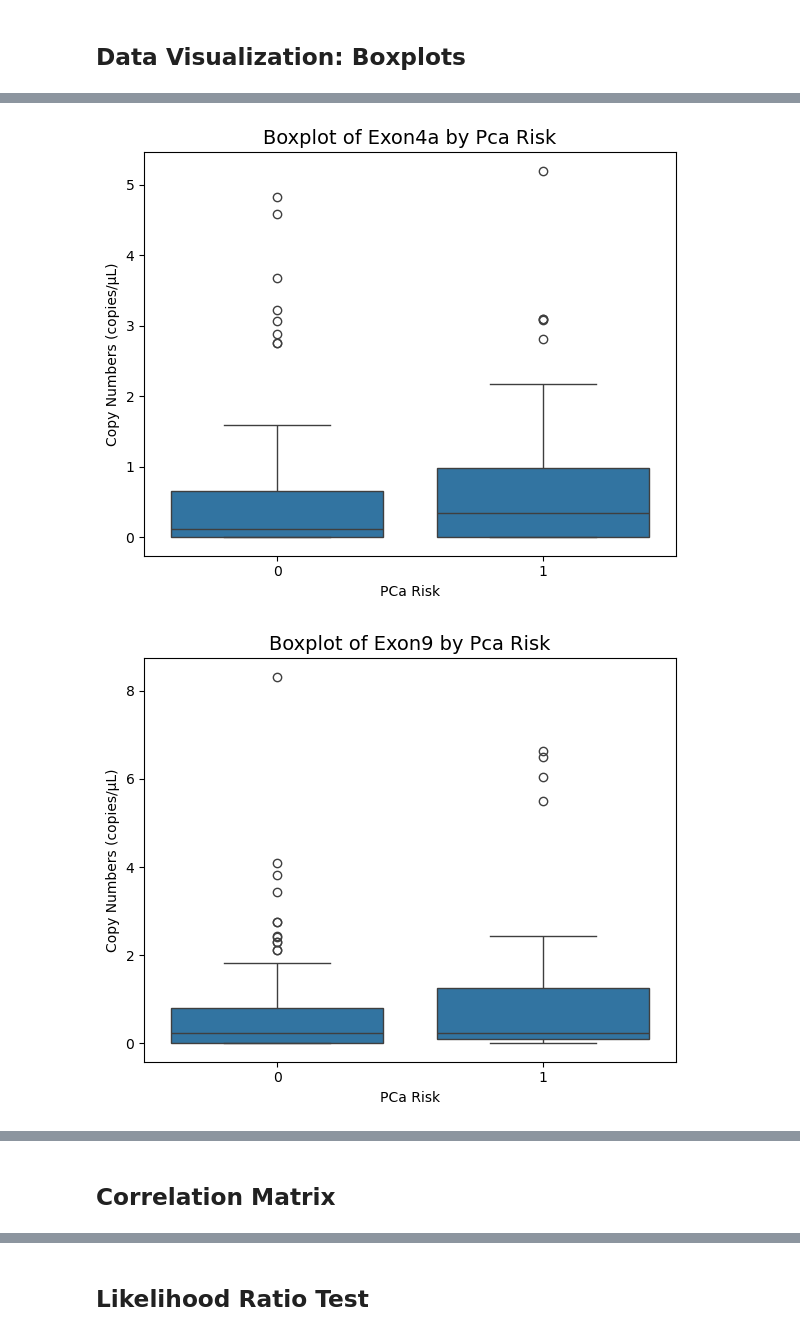
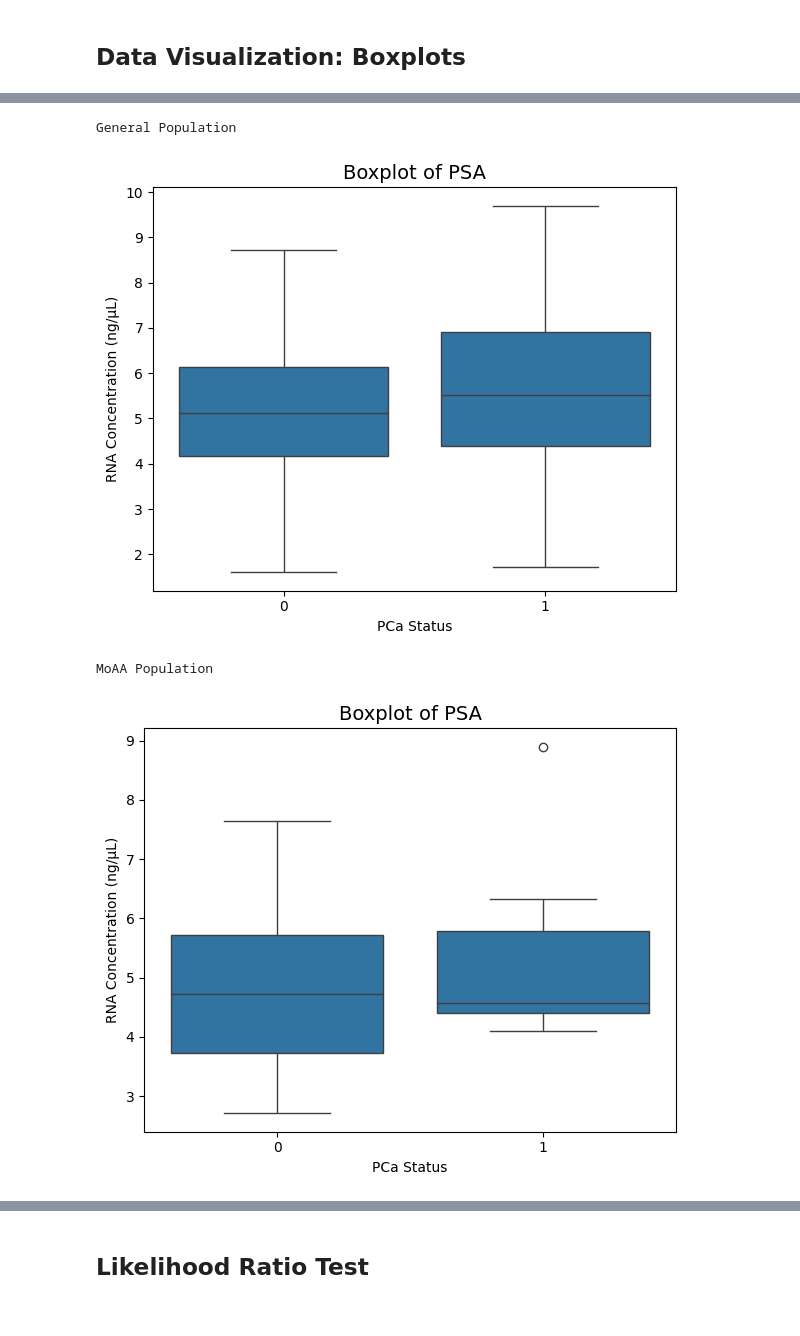
Before and after one commit to Tinovimba-Hove/Prostate-Cancer-Prediction-MachineLearning, a Jupyter notebook: PCA Analysis.ipynb, the cells around one changed output, grey strips where cells are left out. Saved outputs shown, nothing was run; the diff lists cells and outputs as text; code cells hidden in the pictures.

```diff
--- a/PCA Analysis.ipynb
+++ b/PCA Analysis.ipynb
@@ -45,0 +1002,12 @@ data = data.dropna(subset=['Exon9', 'Exon4a', 'baselinePSA'])
+# %%
+# Convert Statuscode to categorical
+dataMoAA['Statuscode'] = dataMoAA['Statuscode'].astype('category')
+
+# Convert Statuscode to numeric
+dataMoAA['Statuscode'] = pd.to_numeric(dataMoAA['Statuscode'], errors='coerce')
+
+# Check for NaN values
+print(dataMoAA['Statuscode'].isnull().sum())  # Handle NaNs if any
+
+# Drop NaN rows if necessary
+dataMoAA = dataMoAA.dropna(subset=['Statuscode'])
@@ -125,24 +1081,28 @@ for feature in features:
 # %%
-
-# Define the features
-features = ['Exon4a', 'Exon9', 'Exon4b', 'baselinePSA']
-
-
-# Create separate plots for each feature
-for feature in features:
+# Function to create a boxplot for baselinePSA
+def plot_baselinePSA_boxplot(dataset):
     plt.figure(figsize=(6, 5))
 
-    # Plot boxplot for the current feature
-    sns.boxplot(x='GleasonRiskBinary', y=feature, data=data)
+    # Plot boxplot for baselinePSA
+    sns.boxplot(x='Statuscode', y='PSA', data=dataset)
 
     # Customize the title and axis labels
-    plt.title(f"Boxplot of {feature} by Pca Risk", fontsize=14)
-    plt.xlabel("PCa Risk")
-    plt.ylabel("Copy Numbers (copies/µL)")
+    plt.title("Boxplot of PSA", fontsize=14)
+    plt.xlabel("PCa Status")
+    plt.ylabel('RNA Concentration (ng/µL)')
 
     # Display the plot
     plt.tight_layout()
     plt.show()
+
+# Plot for both datasets
+print("General Population")
+plot_baselinePSA_boxplot(data)
+
+print("\n\nMoAA Population")
+plot_baselinePSA_boxplot(dataMoAA)
 # %% [output]
+General Population
-[figure, old version]
+[figure, new version]
+MoAA Population
-[figure, old version]
+[figure, new version]
@@ -151,2 +1108,0 @@ for feature in features:
-# %% [markdown]
-## Correlation Matrix
```
Also changed, not shown: parts of 108 cells of this notebook, 4 other files.
